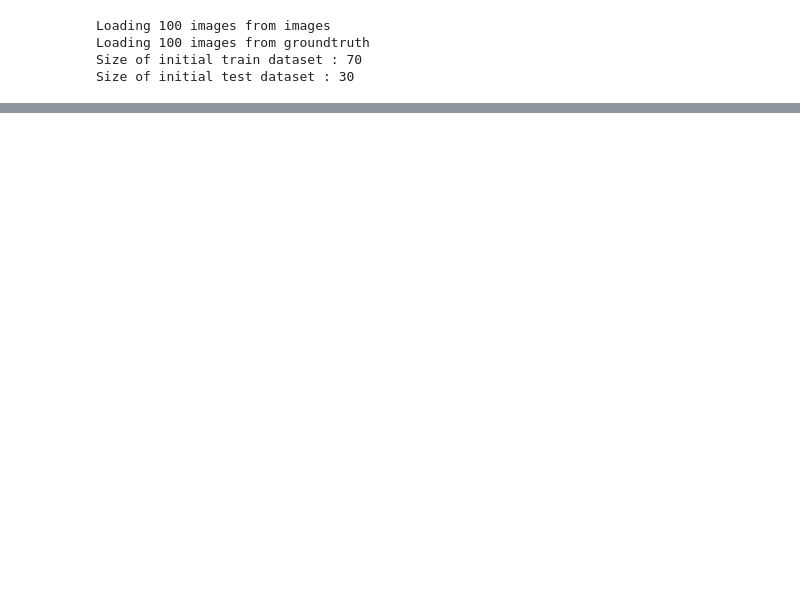
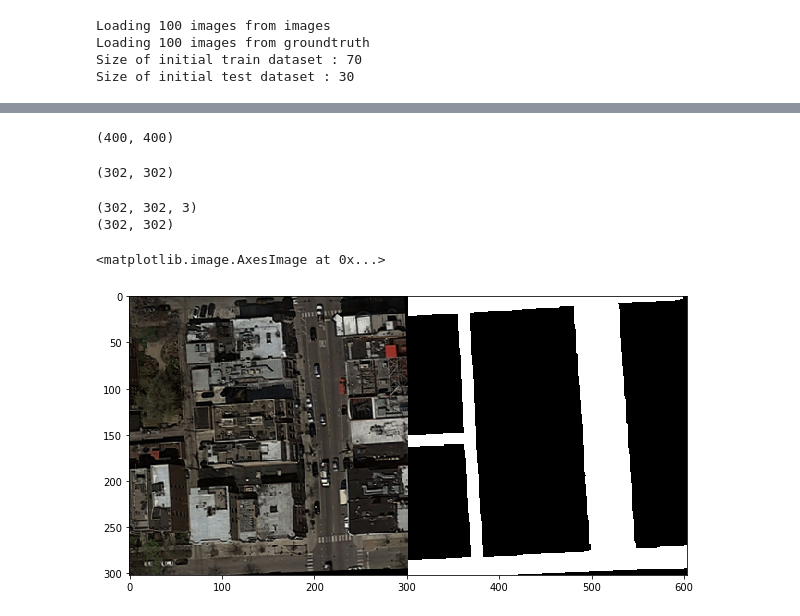
Before and after one commit to Arturjssln/ML_project2, a Jupyter notebook: src/artur/data_augmentation.ipynb, the cells around one changed output, grey strips where cells are left out. Drawn from its saved outputs; the diff is of its cells as text; code cells hidden in the pictures; blank space fills up the shorter version.

Commit message:
cropping from corners
Might not be a very good idea... Let's see that later :) (cause we need a %32 size)

```diff
--- a/src/artur/data_augmentation.ipynb
+++ b/src/artur/data_augmentation.ipynb
@@ -170,0 +162,31 @@ plt.imshow(cimg)
+# %%
+print(gt_imgs_aug_tr[-2].shape)
+# %% [output]
+(400, 400)
+# %%
+img = gt_imgs_aug_tr[-2]
+print(img[0:302,0:302].shape)
+# %% [output]
+(302, 302)
+# %%
+def __random_corner__(window_size, img, seg):
+    shape = img.shape # x,y
+    corner = np.random.choice(4)
+
+    x_from = int(corner/2)*(shape[0]-window_size)
+    y_from = int(corner%2)*(shape[1]-window_size)
+    x_to = x_from+window_size
+    y_to = y_from+window_size
+    return img[x_from:x_to, y_from:y_to], seg[x_from:x_to, y_from:y_to]
+
+i,j = __random_corner__(302, imgs_aug_tr[-2], gt_imgs_aug_tr[-2])
+print(i.shape)
+print(j.shape)
+cimg = concatenate_images(i, j)
+fig1 = plt.figure(figsize=(10, 10))
+plt.imshow(cimg)
+# %% [output]
+(302, 302, 3)
+(302, 302)
+<matplotlib.image.AxesImage at 0x...>
+[figure, added]
```
Also changed, not shown: parts of 3 cells of this notebook.
